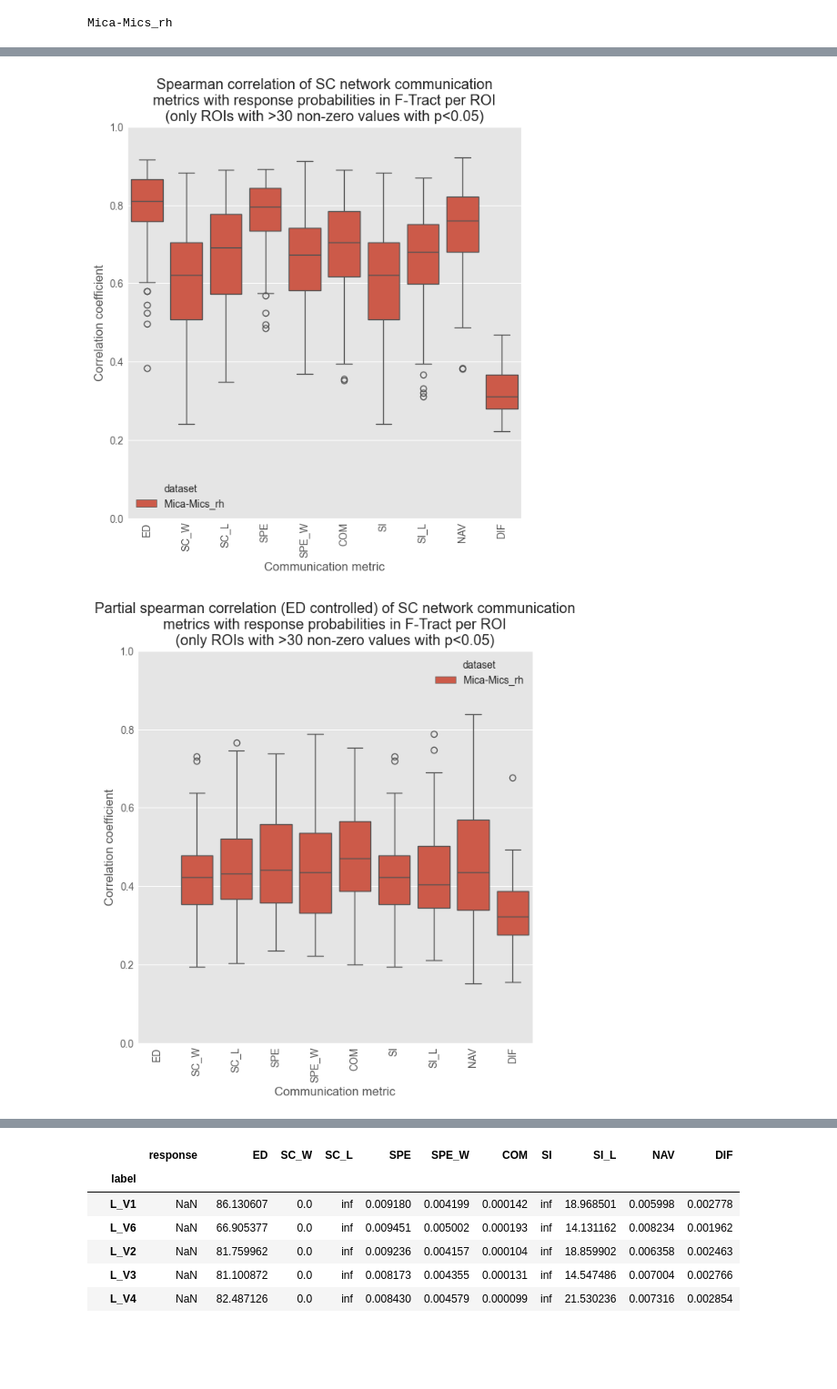
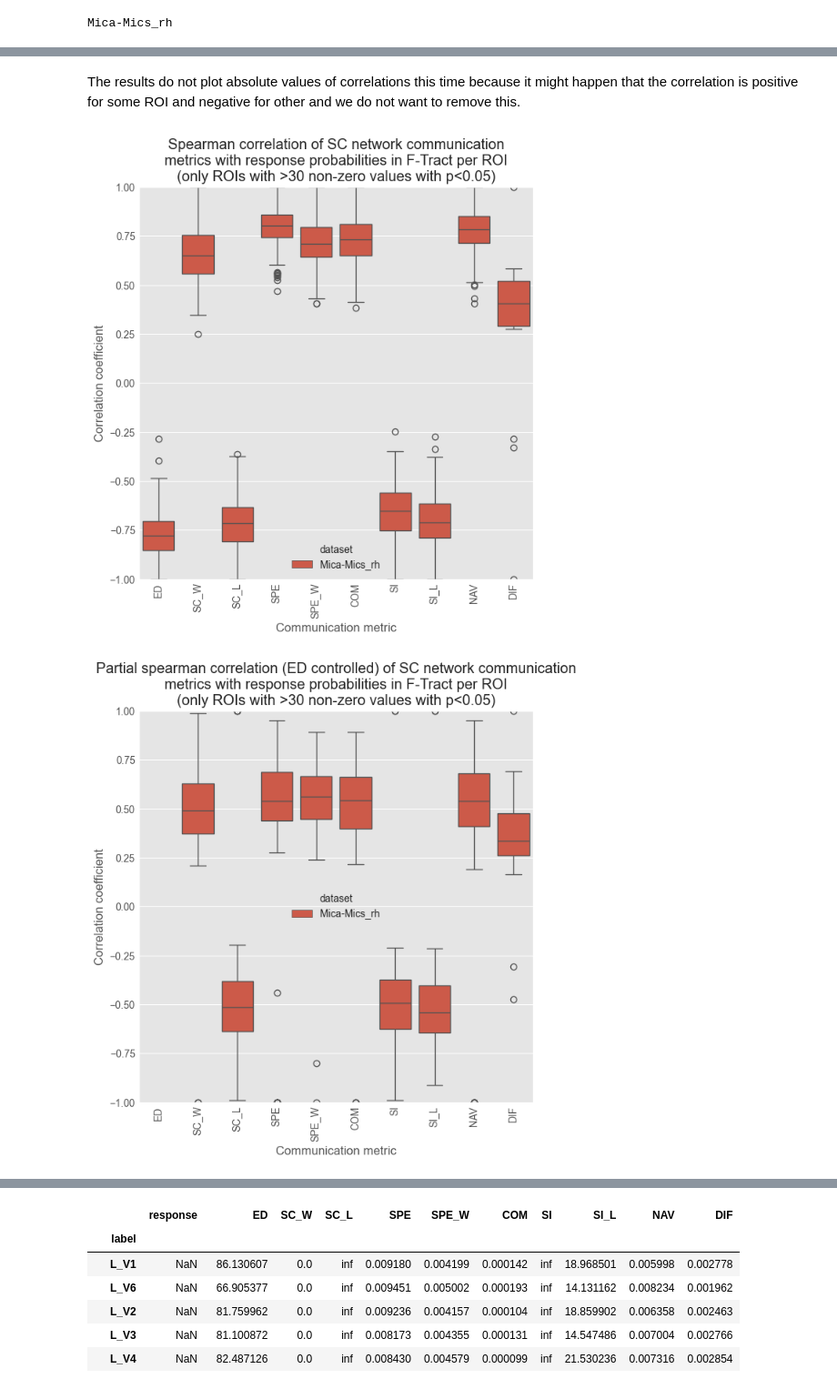
Before and after one commit to Katterrina/fimuni_thesis, a Jupyter notebook: notebooks/01_f-tract/02_analysis_per_roi.ipynb, the cells around one changed output, grey strips where cells are left out. Shown: that part at 91% size. Saved outputs shown, nothing was run; the diff lists cells and outputs as text; code cells hidden in the pictures; blank space fills up the shorter version.

```diff
--- a/notebooks/01_f-tract/02_analysis_per_roi.ipynb
+++ b/notebooks/01_f-tract/02_analysis_per_roi.ipynb
@@ -181,0 +163,2 @@ if ED is not None:
+# %%
+SC_matrices = matrix_filtering.filter_matrices_based_on_density(SC_matrices,GRAPH_DENSITY)
@@ -182,5 +182,9 @@ if ED is not None:
 # %%
 def df_per_roi(response,mask,metrics_dict,ftract_labels):
+    """
+    Create multiindex dataframe, first level corresponds to stimulated
+    ROI name, second level to responsing ROI (ids, not names).
+    """
 
     masked_response = np.where(mask,response,np.nan)
 
@@ -204,7 +208,7 @@ def df_per_roi(response,mask,metrics_dict,ftract_labels):
 stat_data_per_roi = {}
 
 for name, SC_W, SC_L, SC_W_log in SC_matrices:
-    if name not in selected_SC_matrices:
+    if name not in SELECTED_SC:
         continue
 
     # this is necessary to supress warnings for some types of matrices
@@ -222,4 +226,7 @@ for name, SC_W, SC_L, SC_W_log in SC_matrices:
     df_probability = df_per_roi(response_probability,mask,metrics_dict,ftract_labels)
     df_amplitude = df_per_roi(response_amplitude,mask_amp,metrics_dict,ftract_labels)
 
+    if name == SELECTED_SC[0]:
+        display(df_probability)
+
     stat_data_per_roi[name] = {"probability":df_probability,"amplitude":df_amplitude}
@@ -265,13 +255,21 @@ result_p_per_roi = []
 result_p_partial_per_roi = []
 
 
-for name in selected_SC_matrices:
+for name in SELECTED_SC:
     print(name)
     keys.append(name)
     with warnings.catch_warnings():
         warnings.simplefilter('ignore')
         # supress warnings about small number of examples (it returns nans if sample size is too small, which is ok in this case)
-        result_p_per_roi.append(corr_per_roi(stat_data_per_roi[name]["probability"]).round(3))
-        result_p_partial_per_roi.append(partial_corr_per_roi(stat_data_per_roi[name]["probability"]))
+        r = correlations.corr_per_roi(stat_data_per_roi[name]["probability"]).round(3)
+        partial_r = correlations.partial_corr_per_roi(stat_data_per_roi[name]["probability"])
+        for x in [r,partial_r]:
+            correlations.abs_r_to_dataframe(x)
+            correlations.sigf_sign_to_dataframe(x)
+            correlations.sigf_num_to_dataframe(x)
+            correlations.r_only_sigf_to_dataframe(x)
+
+        result_p_per_roi.append(r)
+        result_p_partial_per_roi.append(partial_r)
 # %% [output]
 Mica-Mics_rh
@@ -350,6 +329,8 @@ for rpr in [result_p_per_roi,result_p_partial_per_roi]:#,result_a_per_roi,result
+# %% [markdown]
+The results do not plot absolute values of correlations this time because it might happen that the correlation is positive for some ROI and negative for other and we do not want to remove this.
 # %%
-plot_results_per_roi(result_p_per_roi,title="Spearman correlation of SC network communication\nmetrics with response probabilities in F-Tract per ROI\n(only ROIs with >30 non-zero values with p<0.05)")
-plot_results_per_roi(result_p_partial_per_roi,title="Partial spearman correlation (ED controlled) of SC network communication\nmetrics with response probabilities in F-Tract per ROI\n(only ROIs with >30 non-zero values with p<0.05)")
+plotting.plot_results_per_roi(result_p_per_roi,fig_dir,title="Spearman correlation of SC network communication\nmetrics with response probabilities in F-Tract per ROI\n(only ROIs with >30 non-zero values with p<0.05)")
+plotting.plot_results_per_roi(result_p_partial_per_roi,fig_dir,title="Partial spearman correlation (ED controlled) of SC network communication\nmetrics with response probabilities in F-Tract per ROI\n(only ROIs with >30 non-zero values with p<0.05)")
 # %% [output]
-[figure, old version]
+[figure, new version]
-[figure, old version]
+[figure, new version]
```
Also changed, not shown: parts of 46 cells of this notebook, 3 other files.
